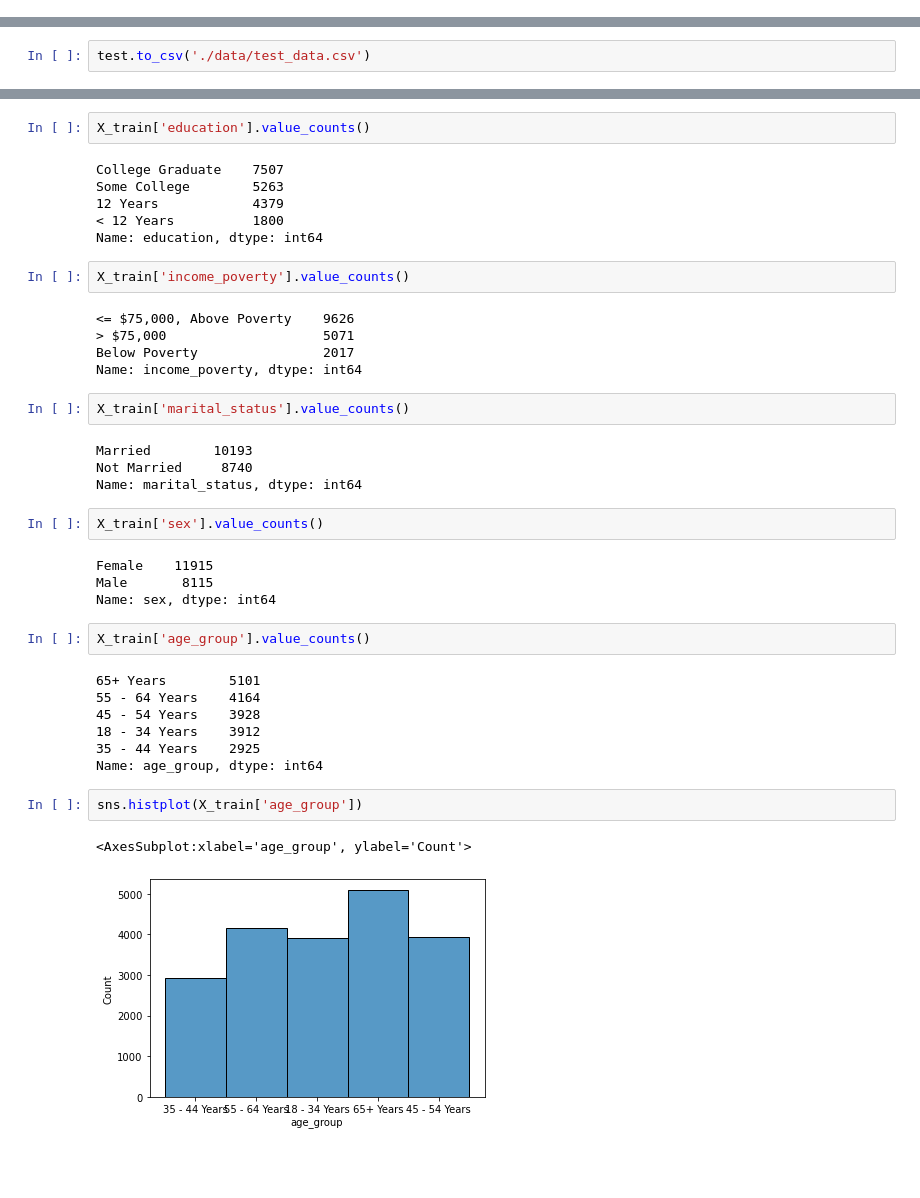
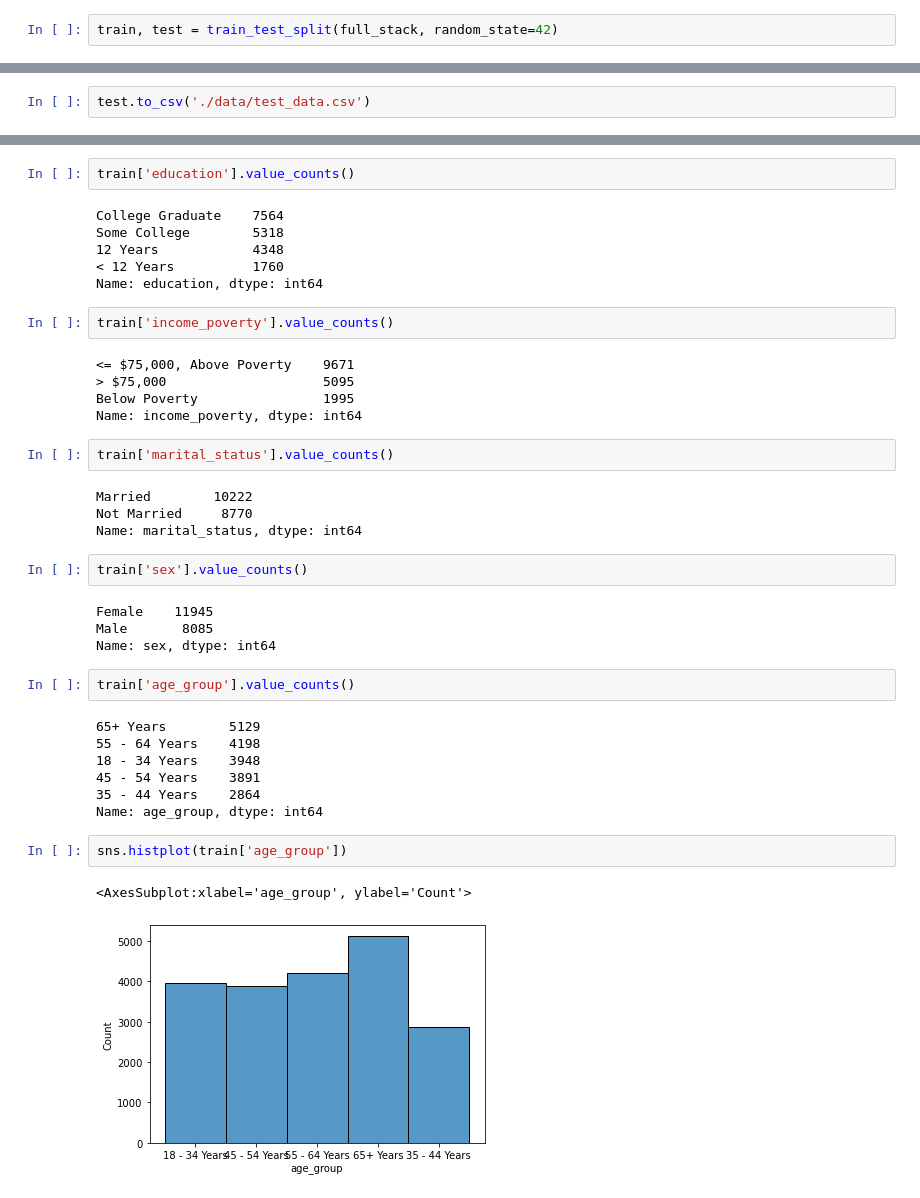
Before and after one commit to ek775/FIS_Phase_3_Project, a Jupyter notebook: EDA.ipynb, the cells around one changed output, grey strips where cells are left out. Drawn from its saved outputs; the diff is of its cells as text; blank space fills up the shorter version.

Commit message:
corrected issue in EDA notebook related to train-split not working correctly, constructed basic pipeline in modeling notebook

```diff
--- a/EDA.ipynb
+++ b/EDA.ipynb
@@ -41,0 +40,2 @@ test = pd.concat([X_test, y_test])
+# %%
+train, test = train_test_split(full_stack, random_state=42)
@@ -62,44 +70,44 @@ h1n1_vaccine                       0
 seasonal_vaccine                   0
 dtype: int64
 # %%
-X_train['education'].value_counts()
+train['education'].value_counts()
 # %% [output]
-College Graduate    7507
-Some College        5263
-12 Years            4379
-< 12 Years          1800
+College Graduate    7564
+Some College        5318
+12 Years            4348
+< 12 Years          1760
 Name: education, dtype: int64
 # %%
-X_train['income_poverty'].value_counts()
+train['income_poverty'].value_counts()
 # %% [output]
-<= $75,000, Above Poverty    9626
-> $75,000                    5071
-Below Poverty                2017
+<= $75,000, Above Poverty    9671
+> $75,000                    5095
+Below Poverty                1995
 Name: income_poverty, dtype: int64
 # %%
-X_train['marital_status'].value_counts()
+train['marital_status'].value_counts()
 # %% [output]
-Married        10193
-Not Married     8740
+Married        10222
+Not Married     8770
 Name: marital_status, dtype: int64
 # %%
-X_train['sex'].value_counts()
+train['sex'].value_counts()
 # %% [output]
-Female    11915
-Male       8115
+Female    11945
+Male       8085
 Name: sex, dtype: int64
 # %%
-X_train['age_group'].value_counts()
+train['age_group'].value_counts()
 # %% [output]
-65+ Years        5101
-55 - 64 Years    4164
-45 - 54 Years    3928
-18 - 34 Years    3912
-35 - 44 Years    2925
+65+ Years        5129
+55 - 64 Years    4198
+18 - 34 Years    3948
+45 - 54 Years    3891
+35 - 44 Years    2864
 Name: age_group, dtype: int64
 # %%
-sns.histplot(X_train['age_group'])
+sns.histplot(train['age_group'])
 # %% [output]
 <AxesSubplot:xlabel='age_group', ylabel='Count'>
-[figure, old version]
+[figure, new version]
 # %%
```
Also changed, not shown: parts of 12 cells of this notebook, 3 other files.
